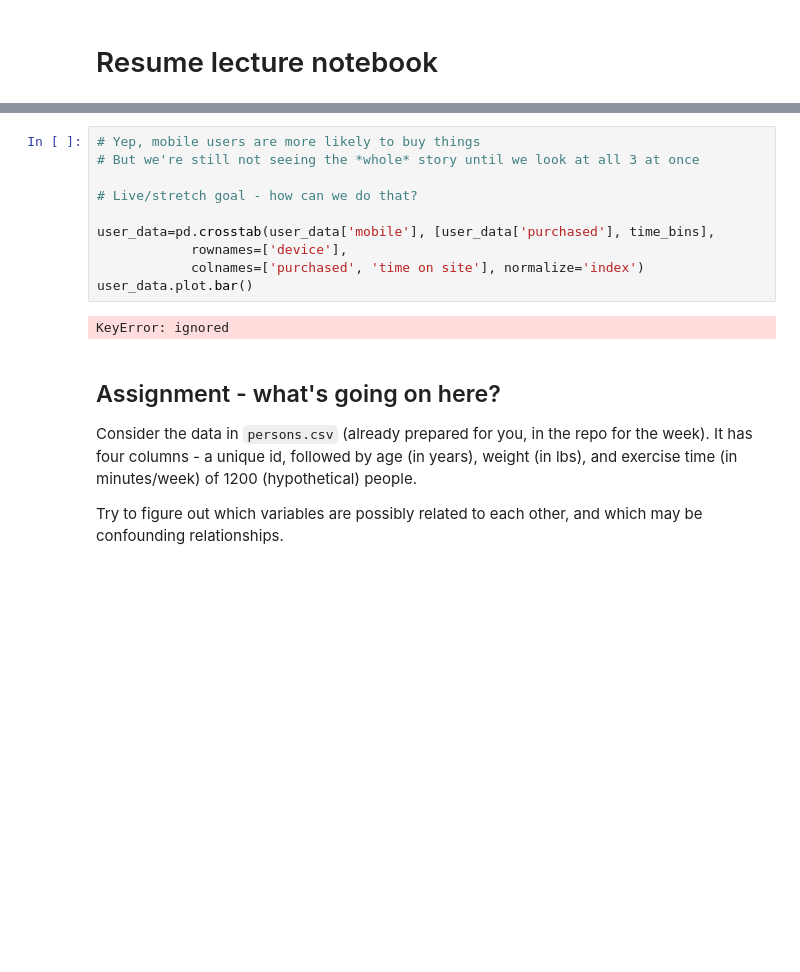
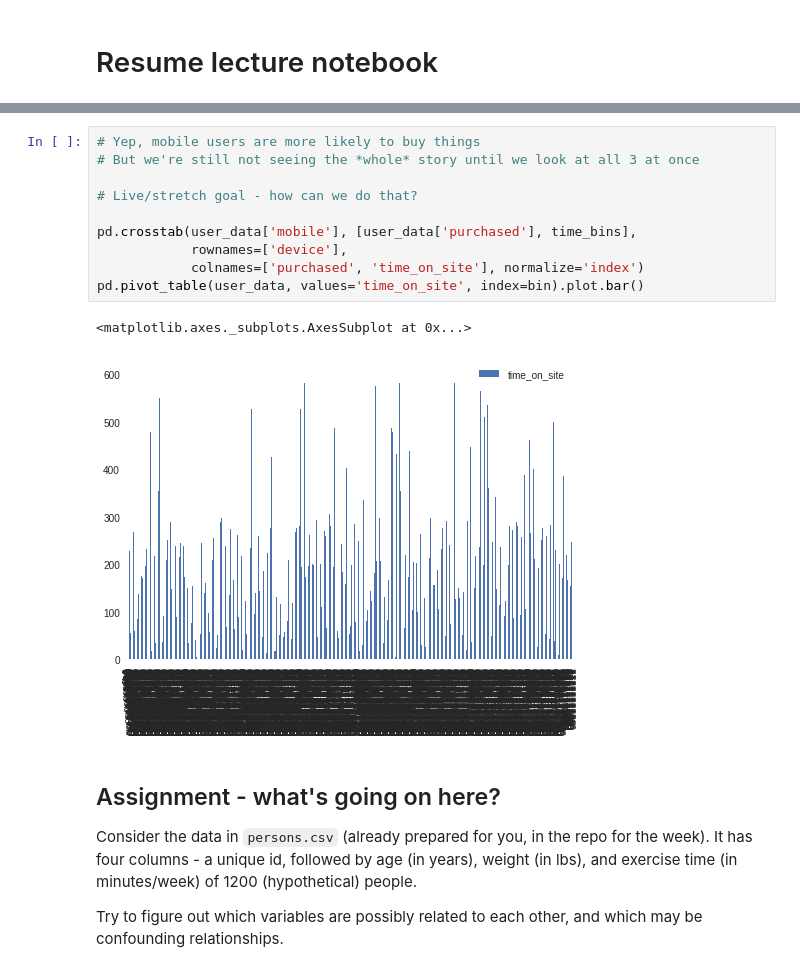
Before and after one commit to bloominstituteoftechnology/DS-Unit-1-Sprint-1-Dealing-With-Data, a Jupyter notebook: module4-databackedassertions/LS_DS_114_Making_Data_backed_Assertions.ipynb, the cells around one changed output, grey strips where cells are left out. Saved outputs shown, nothing was run; the diff lists cells and outputs as text; blank space fills up the shorter version.

```diff
--- a/module4-databackedassertions/LS_DS_114_Making_Data_backed_Assertions.ipynb
+++ b/module4-databackedassertions/LS_DS_114_Making_Data_backed_Assertions.ipynb
@@ -159,15 +137,16 @@ pd.crosstab(user_data['purchased'], user_data['mobile'], normalize='columns')
 # %%
 # Yep, mobile users are more likely to buy things
 # But we're still not seeing the *whole* story until we look at all 3 at once
 
 # Live/stretch goal - how can we do that?
 
-user_data=pd.crosstab(user_data['mobile'], [user_data['purchased'], time_bins],
+pd.crosstab(user_data['mobile'], [user_data['purchased'], time_bins],
             rownames=['device'],
-            colnames=['purchased', 'time on site'], normalize='index')
-user_data.plot.bar()
+            colnames=['purchased', 'time_on_site'], normalize='index')
+pd.pivot_table(user_data, values='time_on_site', index=bin).plot.bar()
 # %% [output]
-KeyError: ignored
+<matplotlib.axes._subplots.AxesSubplot at 0x...>
+[figure, added]
 # %% [markdown]
 ## Assignment - what's going on here?
 
```
Also changed, not shown: parts of 20 cells of this notebook.
